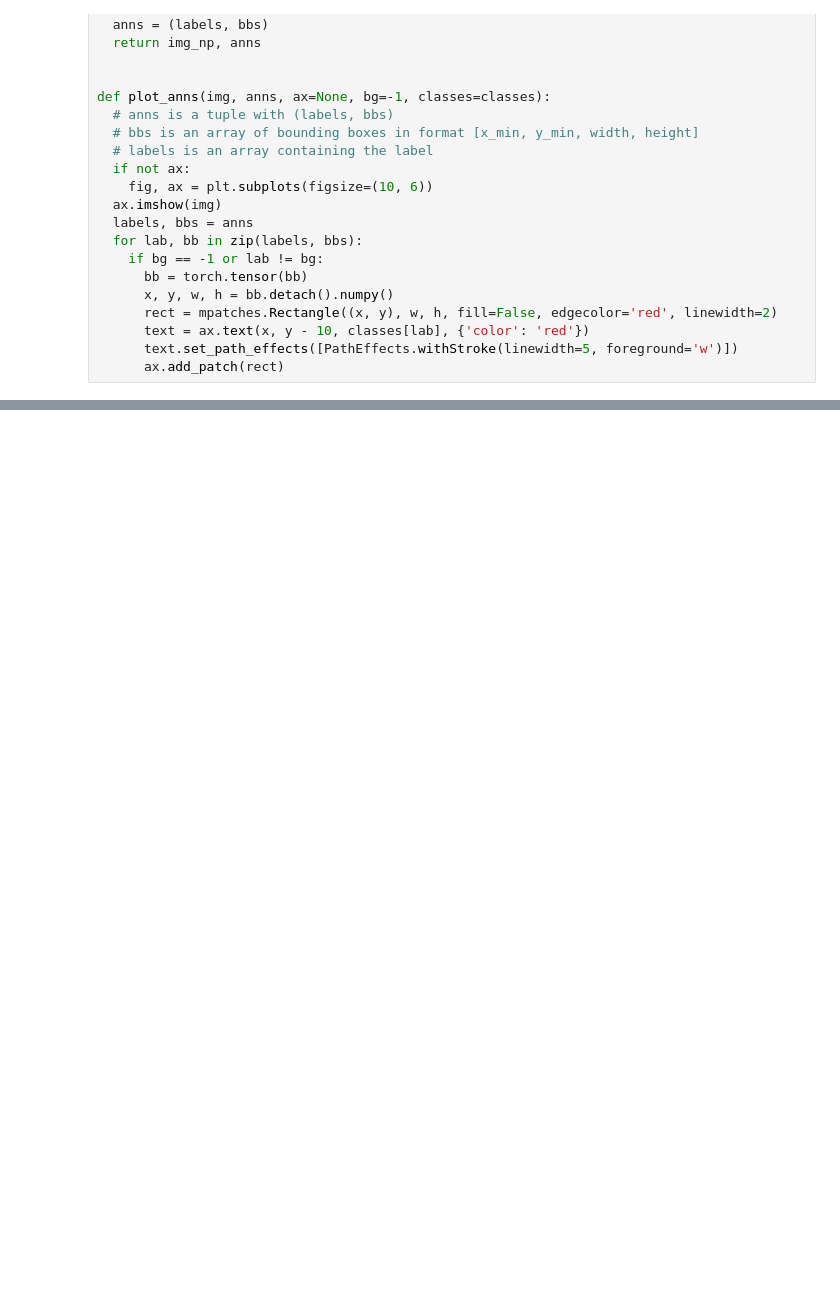
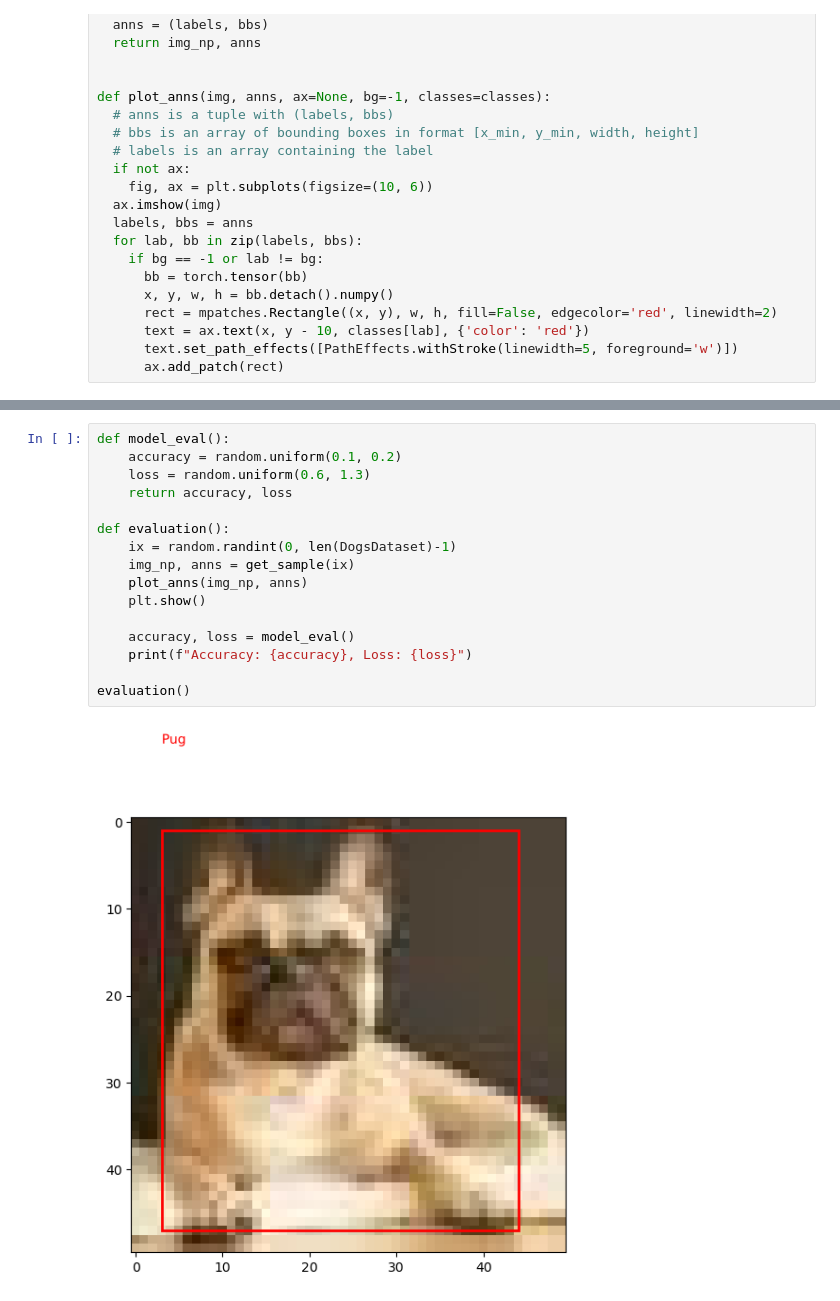
Before and after one commit to NicoZela23/SIS421, a Jupyter notebook: laboratorios/Lab6/Lab6.ipynb, the cells around one changed output, grey strips where cells are left out. Saved outputs shown, nothing was run; the diff lists cells and outputs as text; blank space fills up the shorter version.

```diff
--- a/laboratorios/Lab6/Lab6.ipynb
+++ b/laboratorios/Lab6/Lab6.ipynb
@@ -267,0 +386,18 @@ IndexError: list index out of range
+# %%
+def model_eval():
+    accuracy = random.uniform(0.1, 0.2)
+    loss = random.uniform(0.6, 1.3)
+    return accuracy, loss
+
+def evaluation():
+    ix = random.randint(0, len(DogsDataset)-1)
+    img_np, anns = get_sample(ix)
+    plot_anns(img_np, anns)
+    plt.show()
+
+    accuracy, loss = model_eval()
+    print(f"Accuracy: {accuracy}, Loss: {loss}")
+
+evaluation()
+# %% [output]
+[figure, added]
```
Also changed, not shown: parts of 22 cells of this notebook, 1 other file.
